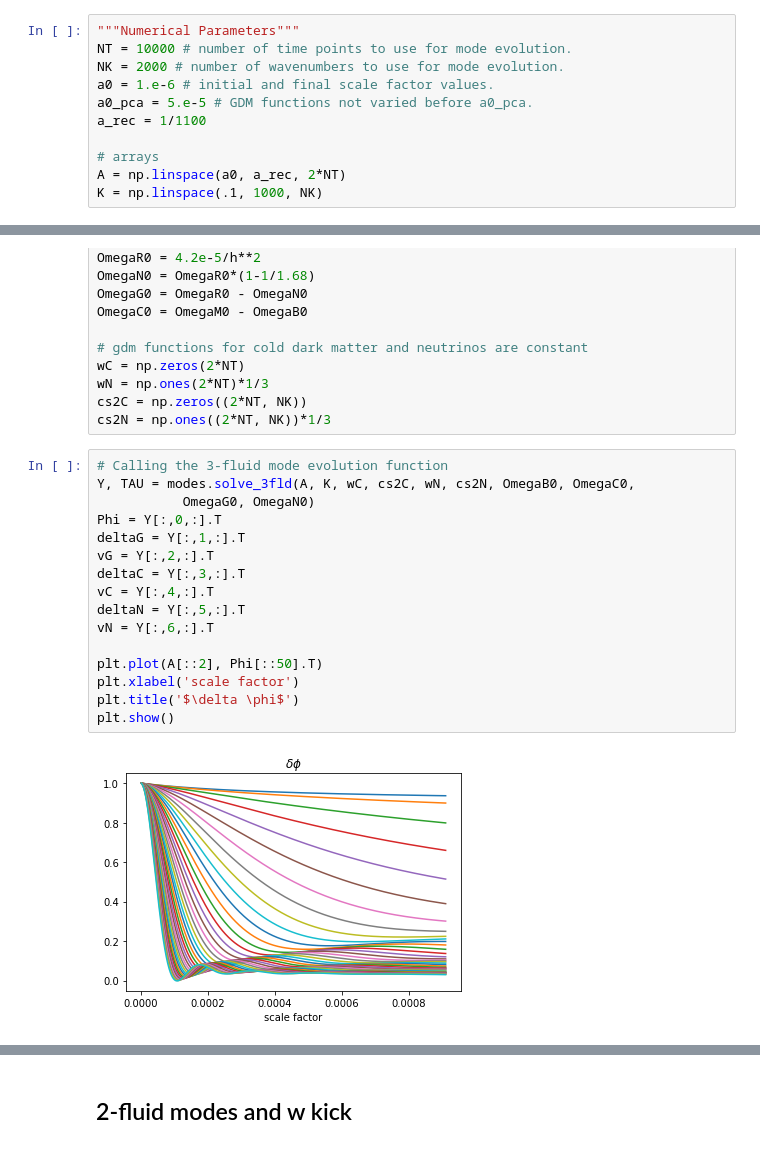
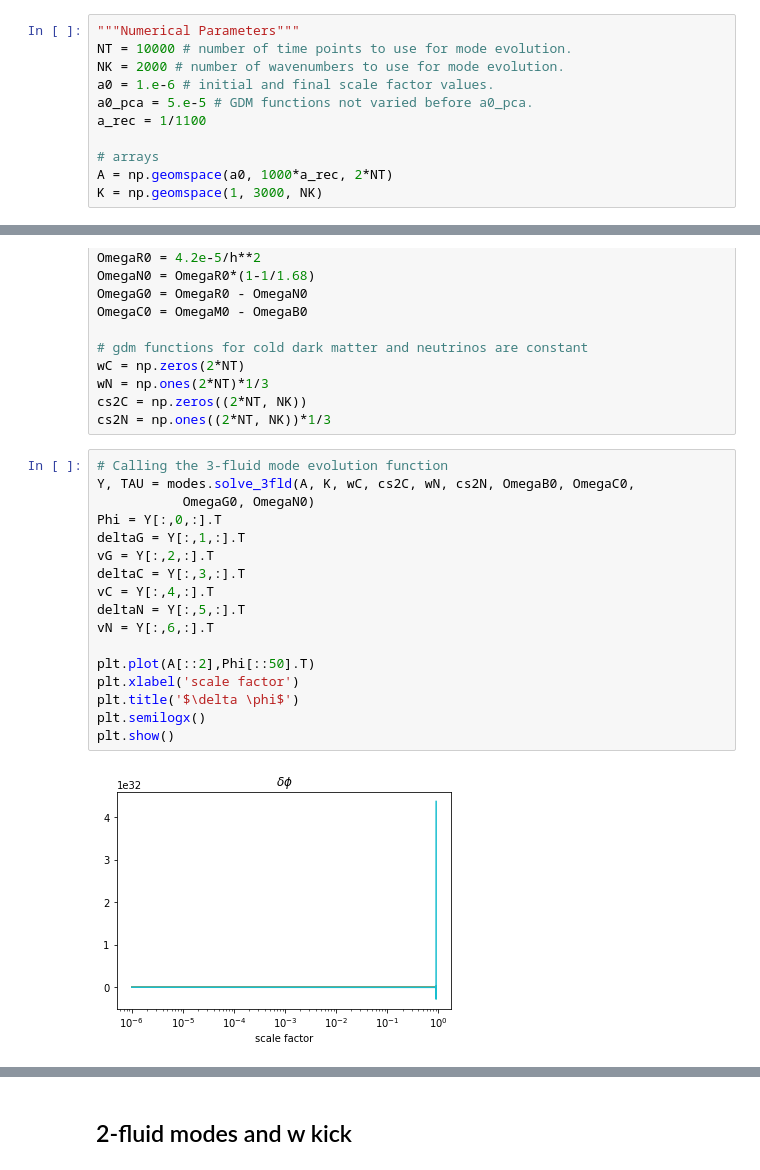
Before and after one commit to aifer4/gdm_pca, a Jupyter notebook: examples.ipynb, the cells around one changed output, grey strips where cells are left out. Cells and saved outputs as stored; diff of their text form.

```diff
--- a/examples.ipynb
+++ b/examples.ipynb
@@ -17,8 +18,8 @@ a0_pca = 5.e-5 # GDM functions not varied before a0_pca.
 a_rec = 1/1100
 
 # arrays
-A = np.linspace(a0, a_rec, 2*NT)
-K = np.linspace(.1, 1000, NK)
+A = np.geomspace(a0, 1000*a_rec, 2*NT)
+K = np.geomspace(1, 3000, NK)
 # %% [markdown]
 ## 3-fluid modes and w kick
 # %%
@@ -39,21 +40,22 @@ cs2N = np.ones((2*NT, NK))*1/3
 # %%
 # Calling the 3-fluid mode evolution function
 Y, TAU = modes.solve_3fld(A, K, wC, cs2C, wN, cs2N, OmegaB0, OmegaC0,
            OmegaG0, OmegaN0)
 Phi = Y[:,0,:].T
 deltaG = Y[:,1,:].T
 vG = Y[:,2,:].T
 deltaC = Y[:,3,:].T
 vC = Y[:,4,:].T
 deltaN = Y[:,5,:].T
 vN = Y[:,6,:].T
 
-plt.plot(A[::2], Phi[::50].T)
+plt.plot(A[::2],Phi[::50].T)
 plt.xlabel('scale factor')
 plt.title('$\delta \phi$')
+plt.semilogx()
 plt.show()
 # %% [output]
-[figure, old version]
+[figure, new version]
 # %%
 """ Calling the 3-fluid mode evolution function with w-kicks for w_C and w_N"""
 
```
Also changed, not shown: parts of 10 cells of this notebook, 6 other files.
